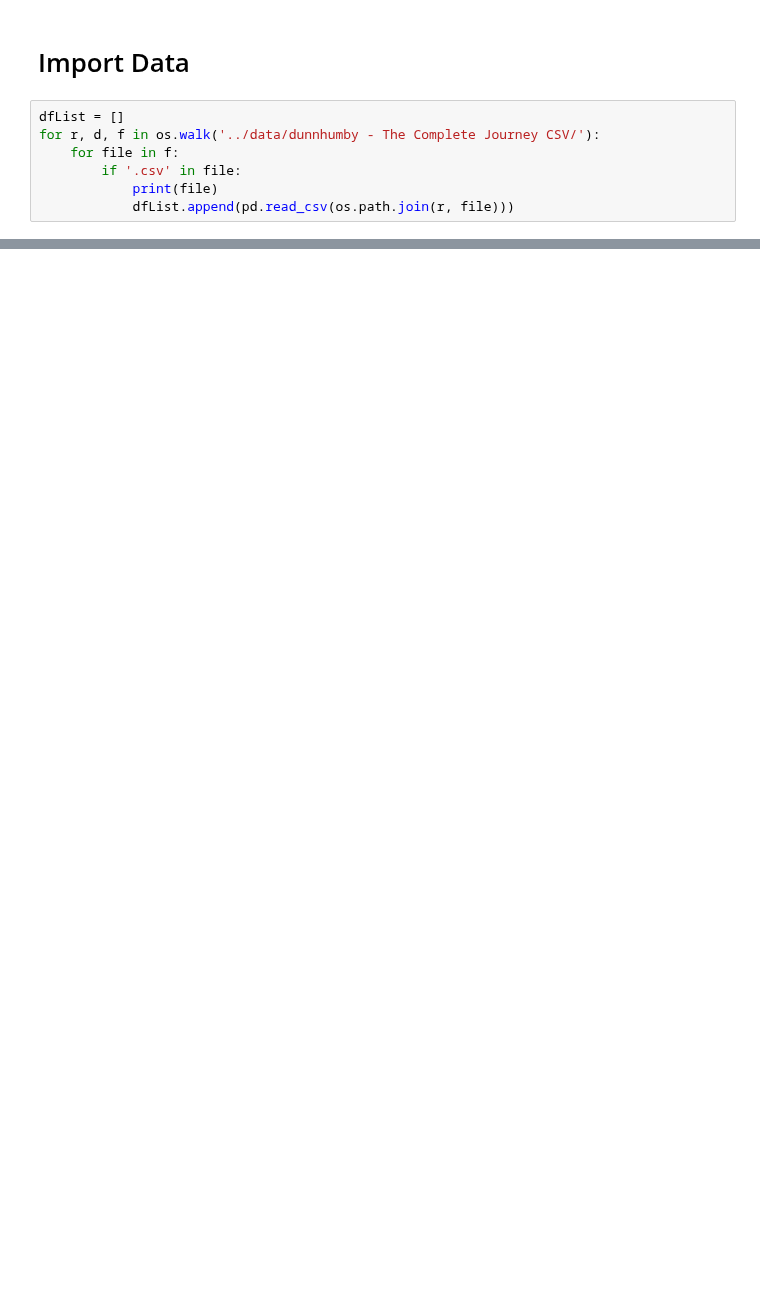
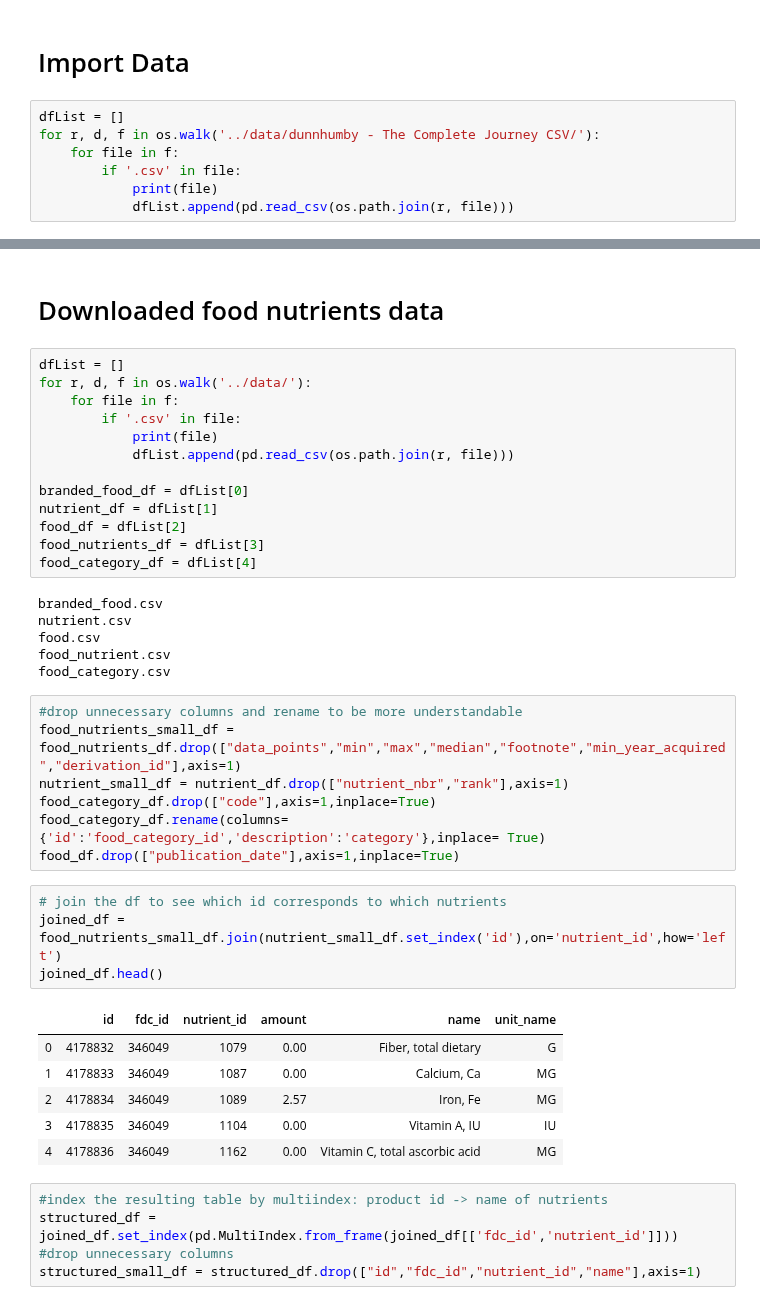
Before and after one commit to raphaelreiss/ADA_project, a Jupyter notebook: src/TermProject.ipynb, the cells around one changed output, grey strips where cells are left out. Cells and saved outputs as stored; diff of their text form; blank space fills up the shorter version.

```diff
--- a/src/TermProject.ipynb
+++ b/src/TermProject.ipynb
@@ -28,0 +114,44 @@ transaction_data_df = dfList[7].copy()
+# %% [markdown]
+# Downloaded food nutrients data
+# %%
+dfList = []
+for r, d, f in os.walk('../data/'):
+    for file in f:
+        if '.csv' in file:
+            print(file)
+            dfList.append(pd.read_csv(os.path.join(r, file)))
+
+branded_food_df = dfList[0]
+nutrient_df = dfList[1]
+food_df = dfList[2]
+food_nutrients_df = dfList[3]
+food_category_df = dfList[4]
+# %% [output]
+branded_food.csv
+nutrient.csv
+food.csv
+food_nutrient.csv
+food_category.csv
+# %%
+#drop unnecessary columns and rename to be more understandable
+food_nutrients_small_df = food_nutrients_df.drop(["data_points","min","max","median","footnote","min_year_acquired","derivation_id"],axis=1)
+nutrient_small_df = nutrient_df.drop(["nutrient_nbr","rank"],axis=1)
+food_category_df.drop(["code"],axis=1,inplace=True)
+food_category_df.rename(columns={'id':'food_category_id','description':'category'},inplace= True)
+food_df.drop(["publication_date"],axis=1,inplace=True)
+# %%
+# join the df to see which id corresponds to which nutrients
+joined_df = food_nutrients_small_df.join(nutrient_small_df.set_index('id'),on='nutrient_id',how='left')
+joined_df.head()
+# %% [output]
+|  | id | fdc_id | nutrient_id | amount | name | unit_name |
+| 0 | 4178832 | 346049 | 1079 | 0.00 | Fiber, total dietary | G |
+| 1 | 4178833 | 346049 | 1087 | 0.00 | Calcium, Ca | MG |
+| 2 | 4178834 | 346049 | 1089 | 2.57 | Iron, Fe | MG |
+| 3 | 4178835 | 346049 | 1104 | 0.00 | Vitamin A, IU | IU |
+| 4 | 4178836 | 346049 | 1162 | 0.00 | Vitamin C, total ascorbic acid | MG |
+# %%
+#index the resulting table by multiindex: product id -> name of nutrients
+structured_df = joined_df.set_index(pd.MultiIndex.from_frame(joined_df[['fdc_id','nutrient_id']]))
+#drop unnecessary columns
+structured_small_df = structured_df.drop(["id","fdc_id","nutrient_id","name"],axis=1)
```
Also changed, not shown: parts of 27 cells of this notebook, 1 other file.
